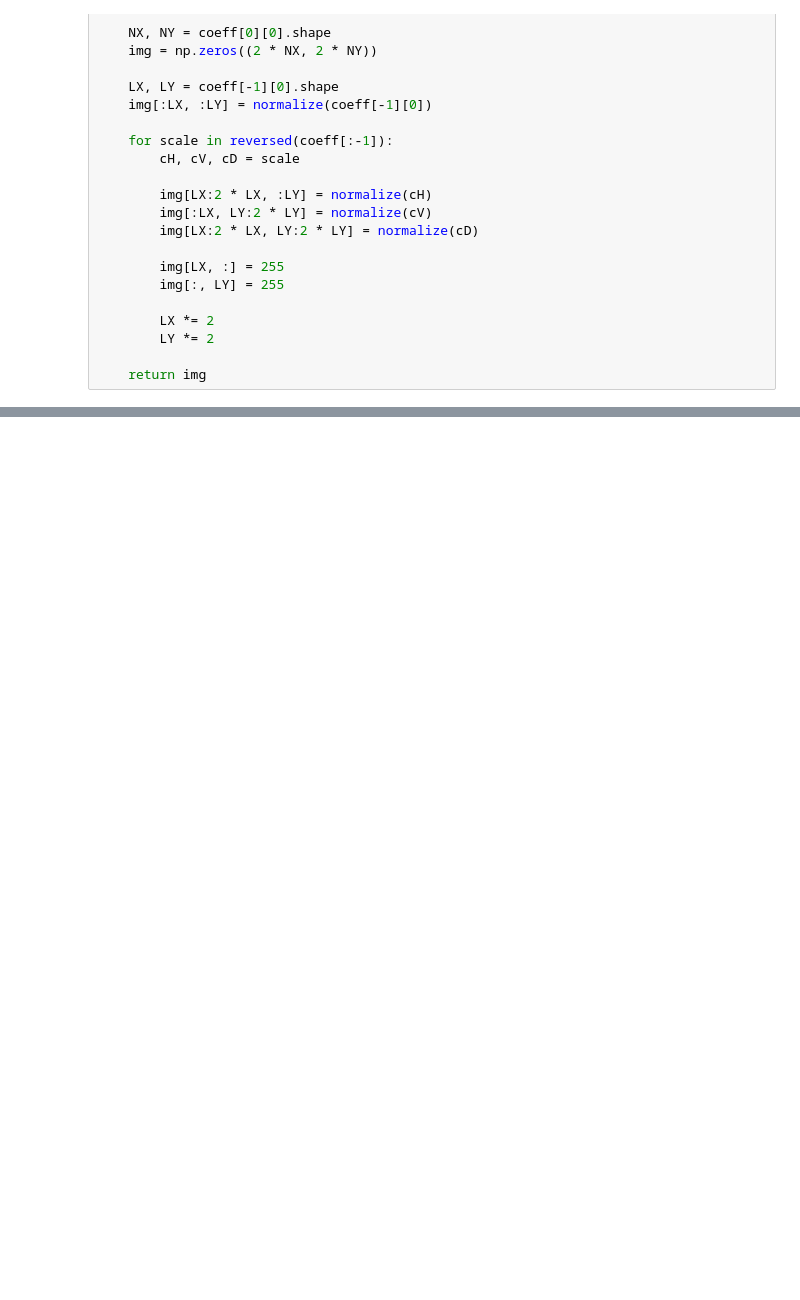
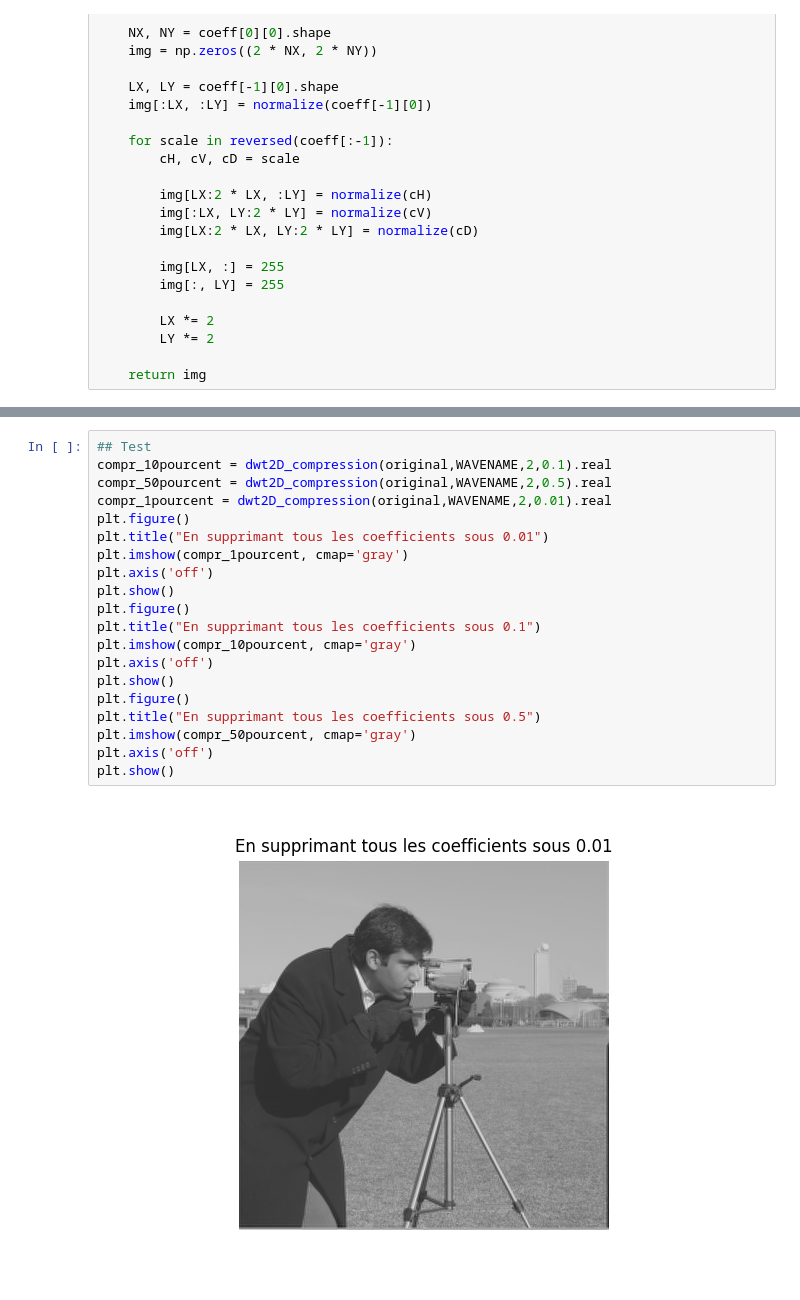
Before and after one commit to bbaruchel/projet_commun, a Jupyter notebook: joseph.ipynb, the cells around one changed output, grey strips where cells are left out. Saved outputs shown, nothing was run; the diff lists cells and outputs as text; blank space fills up the shorter version.

```diff
--- a/joseph.ipynb
+++ b/joseph.ipynb
@@ -418,0 +538,22 @@ ModuleNotFoundError: No module named 'skimage'
+# %%
+## Test
+compr_10pourcent = dwt2D_compression(original,WAVENAME,2,0.1).real
+compr_50pourcent = dwt2D_compression(original,WAVENAME,2,0.5).real
+compr_1pourcent = dwt2D_compression(original,WAVENAME,2,0.01).real
+plt.figure()
+plt.title("En supprimant tous les coefficients sous 0.01")
+plt.imshow(compr_1pourcent, cmap='gray')
+plt.axis('off')
+plt.show()
+plt.figure()
+plt.title("En supprimant tous les coefficients sous 0.1")
+plt.imshow(compr_10pourcent, cmap='gray')
+plt.axis('off')
+plt.show()
+plt.figure()
+plt.title("En supprimant tous les coefficients sous 0.5")
+plt.imshow(compr_50pourcent, cmap='gray')
+plt.axis('off')
+plt.show()
+# %% [output]
+[figure, added]
```
Also changed, not shown: parts of 20 cells of this notebook.
